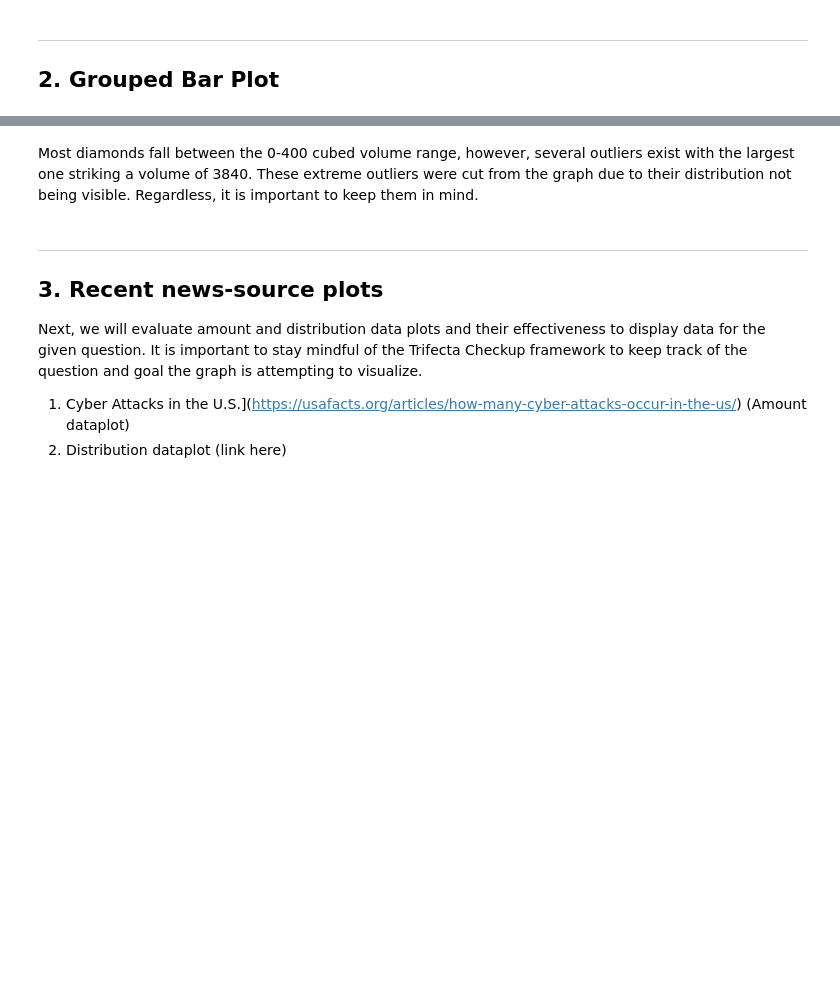
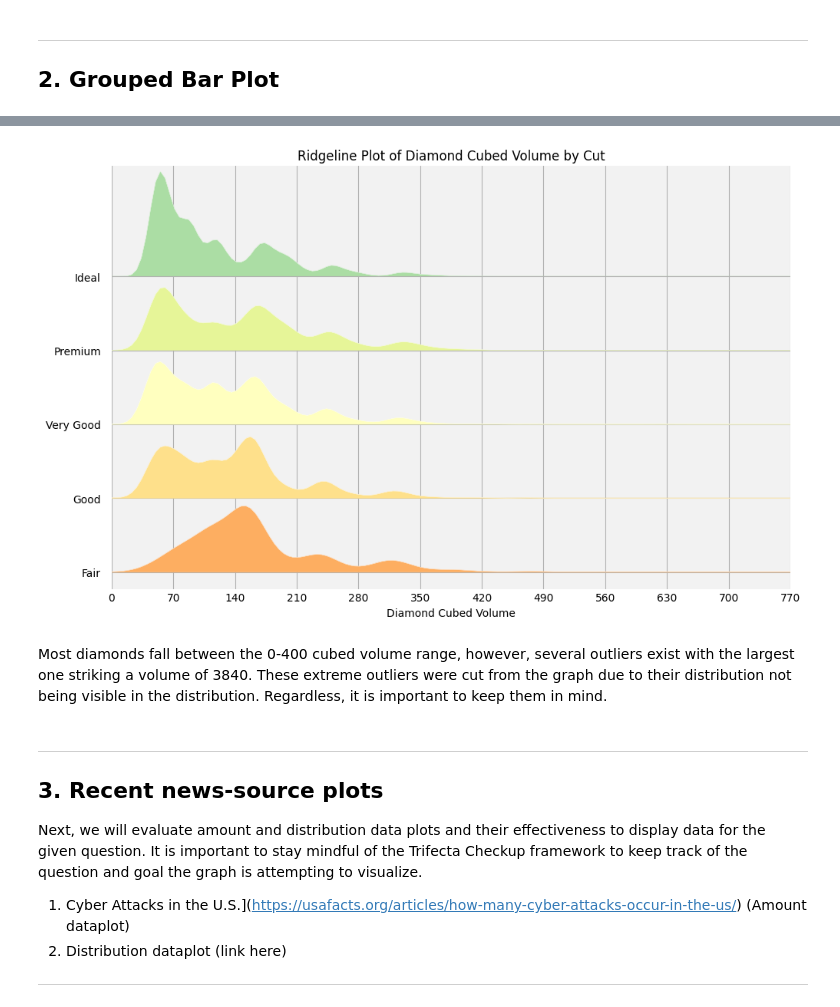
Before and after one commit to Ben-Heinze/CSCI-491-Data-Visualization, a Jupyter notebook: Project1_DataVisualization/Project1_CSCI491.ipynb, the cells around one changed output, grey strips where cells are left out. Saved outputs shown, nothing was run; the diff lists cells and outputs as text; code cells hidden in the pictures; blank space fills up the shorter version.

```diff
--- a/Project1_DataVisualization/Project1_CSCI491.ipynb
+++ b/Project1_DataVisualization/Project1_CSCI491.ipynb
@@ -189,35 +196,56 @@ plt.show()
 # %%
-# Add new cubed volume column
+# Add new 'cubed volume' column
 diamonds['volume'] = diamonds['x'] * diamonds['y'] * diamonds['z']
 
 colors = ["#FDAE61", "#FEE08B", "#FFFFBF", "#E6F598", "#ABDDA4"]
+order = ["Fair", "Good", "Very Good", "Premium", "Ideal"] # order we want
 
+#Realized the order of the 'colors' and 'order' list above were backwards... oops.
+colors.reverse()
+order.reverse()
+'''
+The following two lines of code are necesary for setting an order to 'cut'. Other ordering methods
+weren't working so I reset the 'cut' column to be ordered categorical.
+
+    line 1: We reassigned the 'cut' column to become an ordered categorical column.
+            - 'categories = order' assigns the order to the 'order' list above
+            - 'ordered = true' assures the categorical variable is ordered.
+
+    line 2: Sorts the values in the dataset to cut
+            - 'inplace = true' tells pandas to modify the dataframe in place rather than
+                returning a new dataframe with the resulted operation.
+'''
+diamonds['cut'] = pd.Categorical(diamonds['cut'], categories=order, ordered=True)
+diamonds.sort_values('cut', inplace=True)
+
+#upper bound for graph
+limit = 700
 # Creates ridgeline plot
 fig, axes = joypy.joyplot(
     diamonds,
     by="cut",
     column="volume",
     figsize=(10, 6),
     linewidth=.3,
     linecolor="white",
     grid = True,
     color = colors,
-    background = "#fafafa" #super light gray background
+    background = "#f2f2f2" #gray background to make the yellow stand out more
 )
 
 # changes x-axis limit (xlim did not work when creating graph)
 for ax in axes:
-    ax.set_xlim(0, 850)
-    ax.set_xticks(np.arange(0, 900, 800/10))
+    ax.set_xlim(0, limit)
+    ax.set_xticks(np.arange(0, limit+100, limit/10))
 
 # Set titles and labels
 plt.title("Ridgeline Plot of Diamond Cubed Volume by Cut")
 axes[-1].set_xlabel("Diamond Cubed Volume")
-
-# Show plot
 plt.show()
+# %% [output]
+[figure, added]
 # %% [markdown]
-Most diamonds fall between the 0-400 cubed volume range, however, several outliers exist with the largest one striking a volume of 3840. These extreme outliers were cut from the graph due to their distribution not being visible. Regardless, it is important to keep them in mind.
+Most diamonds fall between the 0-400 cubed volume range, however, several outliers exist with the largest one striking a volume of 3840. These extreme outliers were cut from the graph due to their distribution not being visible in the distribution. Regardless, it is important to keep them in mind.
 # %% [markdown]
 ---
 
@@ -227,4 +255,6 @@ Next, we will evaluate amount and distribution data plots and their effectivenes
 
 1. Cyber Attacks in the U.S.](https://usafacts.org/articles/how-many-cyber-attacks-occur-in-the-us/) (Amount dataplot)
 2. Distribution dataplot (link here)
+
+---
 # %% [markdown]
```
Also changed, not shown: parts of 17 cells of this notebook.
